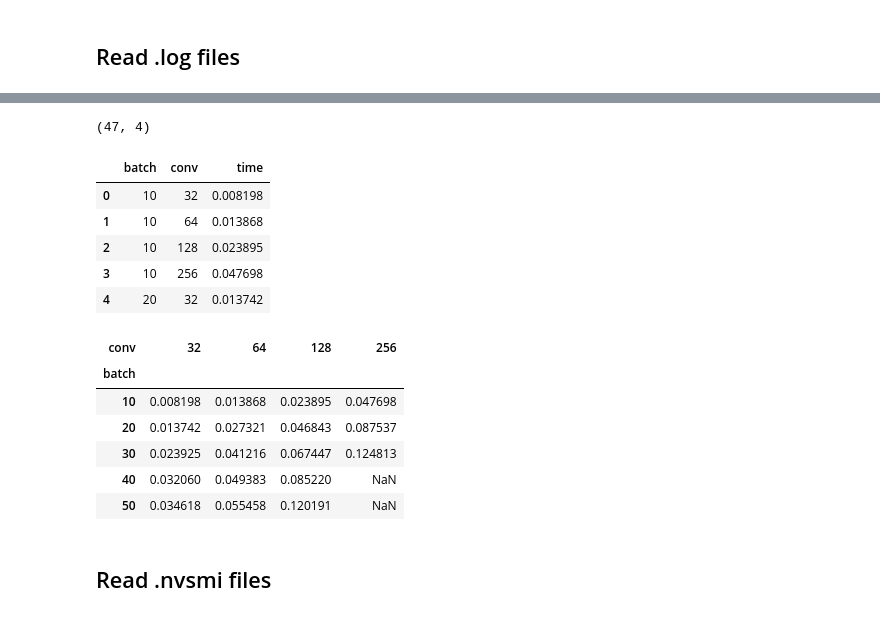
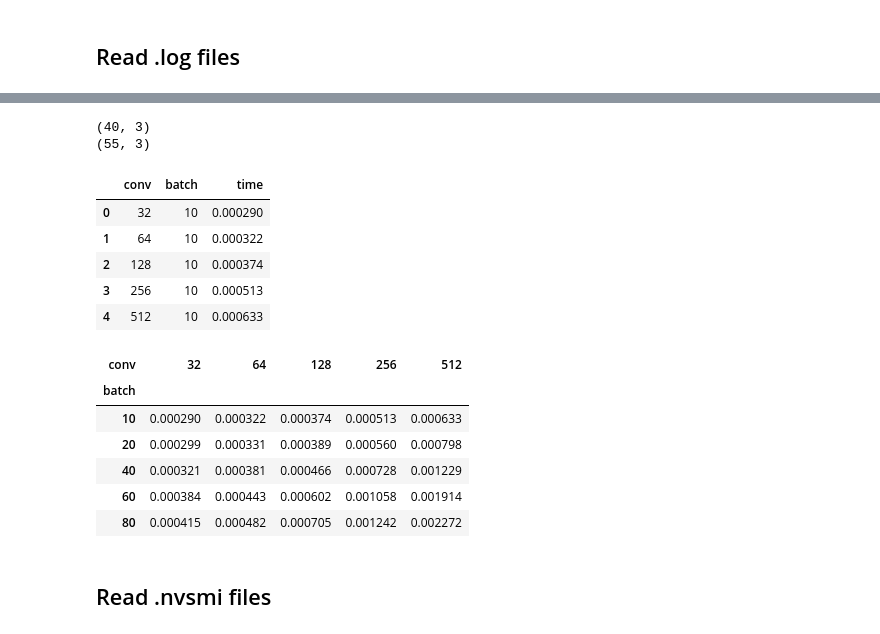
Before and after one commit to shidong-ai/DNNMark, a Jupyter notebook: 20180619_dnn_bwd_conv_series.ipynb, the cells around one changed output, grey strips where cells are left out. Drawn from its saved outputs; the diff is of its cells as text; code cells hidden in the pictures.

```diff
--- a/20180619_dnn_bwd_conv_series.ipynb
+++ b/20180619_dnn_bwd_conv_series.ipynb
@@ -62,45 +48,53 @@ from cycler import cycler
 from random import randint
 import math
 # %%
-batch_conv_pattern = re.compile(r"b\s*(\d+)\s+conv\s*([0-9\.]+)")
 output_pattern = re.compile(r"Total running time\(ms\): ([0-9\.\e\+]+)")
-filename_pattern=re.compile(r"^dnn_bwd_conv_conv([0-9]+)_bs([0-9]+)\.log$")
-
+filename_pattern=re.compile(r"^dnn_test_bwd_composed_model_conv([0-9]+)_bs([0-9]+)\.log$")
+columns=["conv","batch"]
 pars = {
-    "batch_conv_pattern": batch_conv_pattern,
     "output_pattern" : output_pattern,
     "filename_pattern" : filename_pattern,
+    "columns":columns
 }
 # %%
-logdir="logs/dnnmark_timings_and_profiles"
-dflog = lib.lib.readLogs(logdir,pars,debug=False)
-print dflog.shape
-dflog.drop("epoch", axis=1, inplace=True)
-dflog[["batch","conv"]] = dflog[["batch","conv"]].astype(np.int)
-# Convert ms to s
-dflog["time"] = dflog["time"]/1000
-dflog.sort_values(by=["batch","conv"],inplace=True)
-dflog.reset_index(drop=True,inplace=True)
-dflog.head()
+def readLogFiles(logdir,pars):
+    dflog = lib.lib.readLogs(logdir,pars,debug=False)
+    #dflog.drop("epoch", axis=1, inplace=True)
+    dflog[["batch","conv"]] = dflog[["batch","conv"]].astype(np.int)
+    # Convert ms to s
+    dflog["time"] = dflog["time"]/1000
+    dflog.sort_values(by=["batch","conv"],inplace=True)
+    dflog.reset_index(drop=True,inplace=True)
+    return dflog
+
+logdirm="logs/mouse/dnnmark_gpu_traces_with_relu"
+dflogm = readLogFiles(logdirm,pars)
+print dflogm.shape
+logdirv="logs/V100/dnnmark_V100_gpu_traces_composed_model"
+dflogv = readLogFiles(logdirv,pars)
+print dflogv.shape
+dflogv.head()
 # %% [output]
-(47, 4)
+(40, 3)
+(55, 3)
-|  | batch | conv | time |
-| 0 | 10 | 32 | 0.008198 |
-| 1 | 10 | 64 | 0.013868 |
-| 2 | 10 | 128 | 0.023895 |
-| 3 | 10 | 256 | 0.047698 |
-| 4 | 20 | 32 | 0.013742 |
+|  | conv | batch | time |
+| 0 | 32 | 10 | 0.000290 |
+| 1 | 64 | 10 | 0.000322 |
+| 2 | 128 | 10 | 0.000374 |
+| 3 | 256 | 10 | 0.000513 |
+| 4 | 512 | 10 | 0.000633 |
 # %%
-dfconvs = dflog.pivot(columns="conv",index="batch",values="time")
-dfconvs.head()
+mtimeconvs = dflogm.pivot(columns="conv",index="batch",values="time")
+vtimeconvs = dflogv.pivot(columns="conv",index="batch",values="time")
+vtimeconvs.head()
 # %% [output]
-| conv | 32 | 64 | 128 | 256 |
-| batch |  |  |  |  |
-| 10 | 0.008198 | 0.013868 | 0.023895 | 0.047698 |
-| 20 | 0.013742 | 0.027321 | 0.046843 | 0.087537 |
-| 30 | 0.023925 | 0.041216 | 0.067447 | 0.124813 |
-| 40 | 0.032060 | 0.049383 | 0.085220 | NaN |
-| 50 | 0.034618 | 0.055458 | 0.120191 | NaN |
+| conv | 32 | 64 | 128 | 256 | 512 |
+| batch |  |  |  |  |  |
+| 10 | 0.000290 | 0.000322 | 0.000374 | 0.000513 | 0.000633 |
+| 20 | 0.000299 | 0.000331 | 0.000389 | 0.000560 | 0.000798 |
+| 40 | 0.000321 | 0.000381 | 0.000466 | 0.000728 | 0.001229 |
+| 60 | 0.000384 | 0.000443 | 0.000602 | 0.001058 | 0.001914 |
+| 80 | 0.000415 | 0.000482 | 0.000705 | 0.001242 | 0.002272 |
 # %% [markdown]
 ## Read .nvsmi files
 # %%
```
Also changed, not shown: parts of 2 cells of this notebook, 2 other files.
